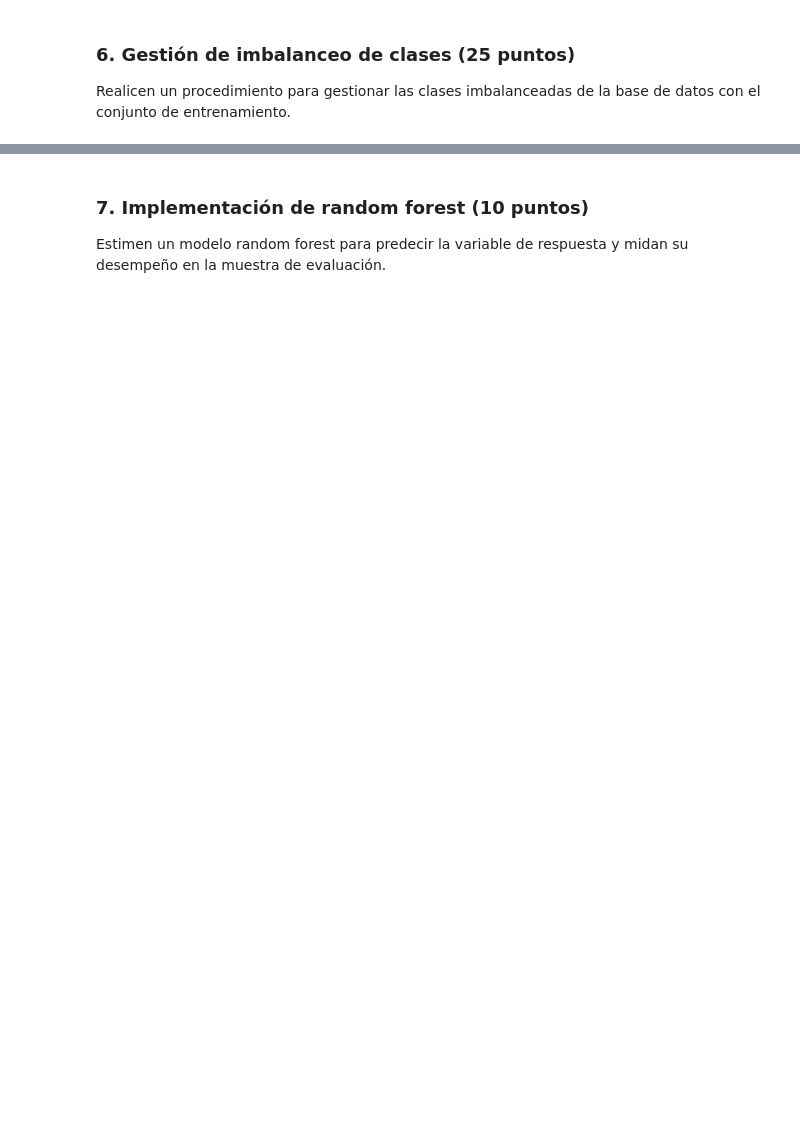
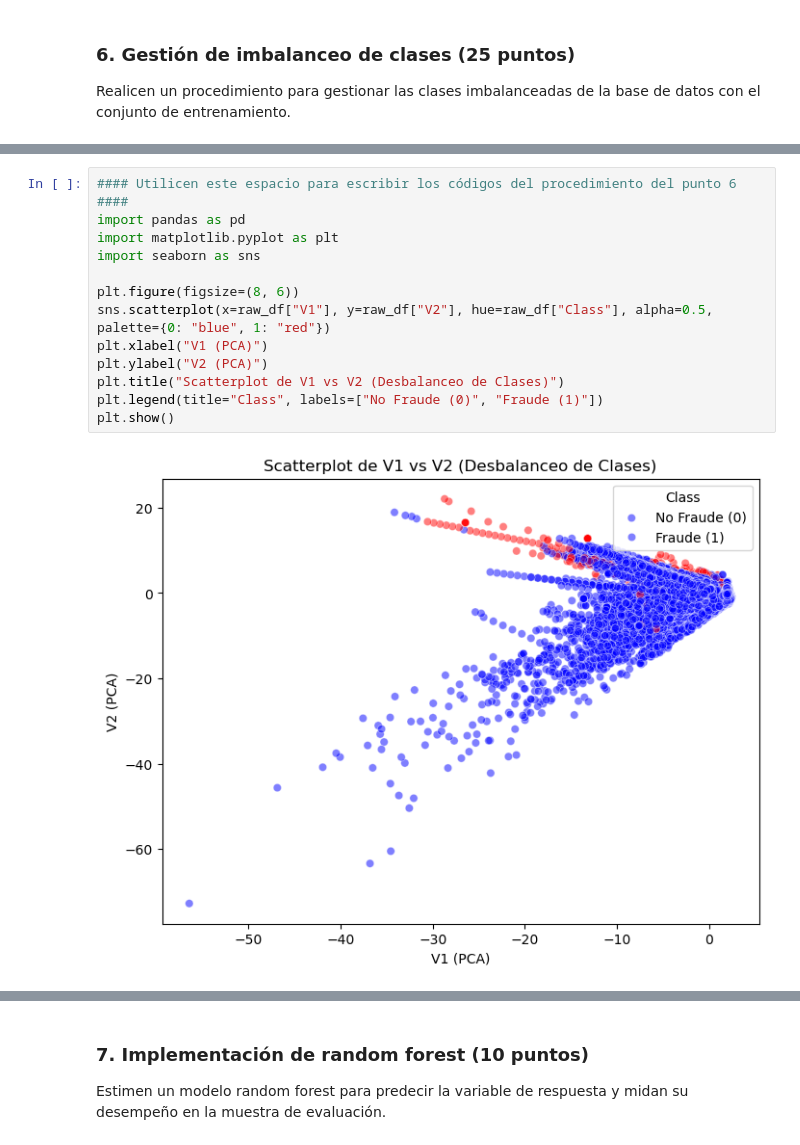
Before and after one commit to carrasquintero/Entrega_ETL, a Jupyter notebook: ML/Caso implementación de metodologías de imputación de variables e imbalanceo de clases.ipynb, the cells around one changed output, grey strips where cells are left out. Cells and saved outputs as stored; diff of their text form; blank space fills up the shorter version.

```diff
--- a/ML/Caso implementación de metodologías de imputación de variables e imbalanceo de clases.ipynb
+++ b/ML/Caso implementación de metodologías de imputación de variables e imbalanceo de clases.ipynb
@@ -466,0 +522,15 @@ Realicen un procedimiento para gestionar las clases imbalanceadas de la base de
+# %%
+#### Utilicen este espacio para escribir los códigos del procedimiento del punto 6 ####
+import pandas as pd
+import matplotlib.pyplot as plt
+import seaborn as sns
+
+plt.figure(figsize=(8, 6))
+sns.scatterplot(x=raw_df["V1"], y=raw_df["V2"], hue=raw_df["Class"], alpha=0.5, palette={0: "blue", 1: "red"})
+plt.xlabel("V1 (PCA)")
+plt.ylabel("V2 (PCA)")
+plt.title("Scatterplot de V1 vs V2 (Desbalanceo de Clases)")
+plt.legend(title="Class", labels=["No Fraude (0)", "Fraude (1)"])
+plt.show()
+# %% [output]
+[figure, added]
```
Also changed, not shown: parts of 21 cells of this notebook.
